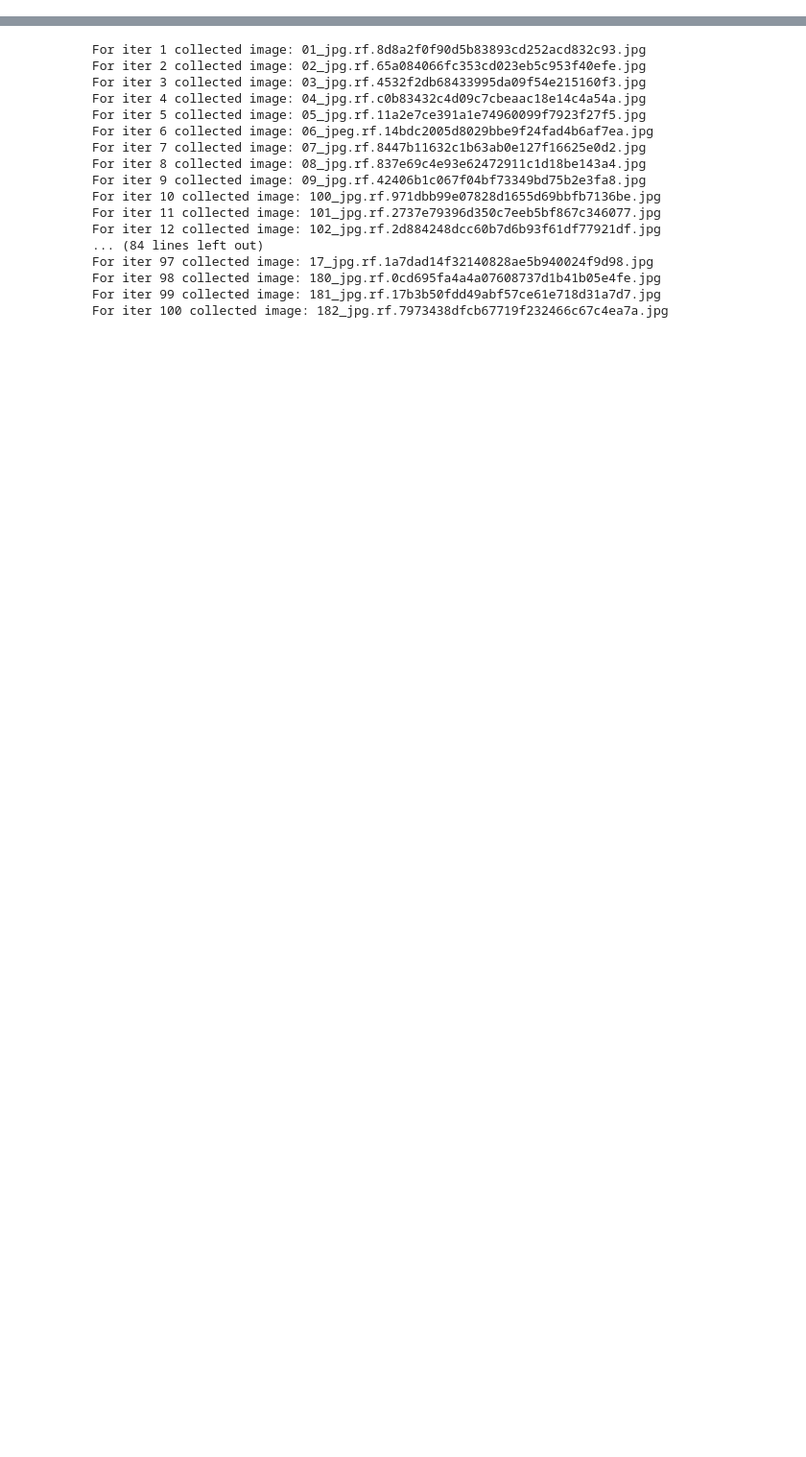
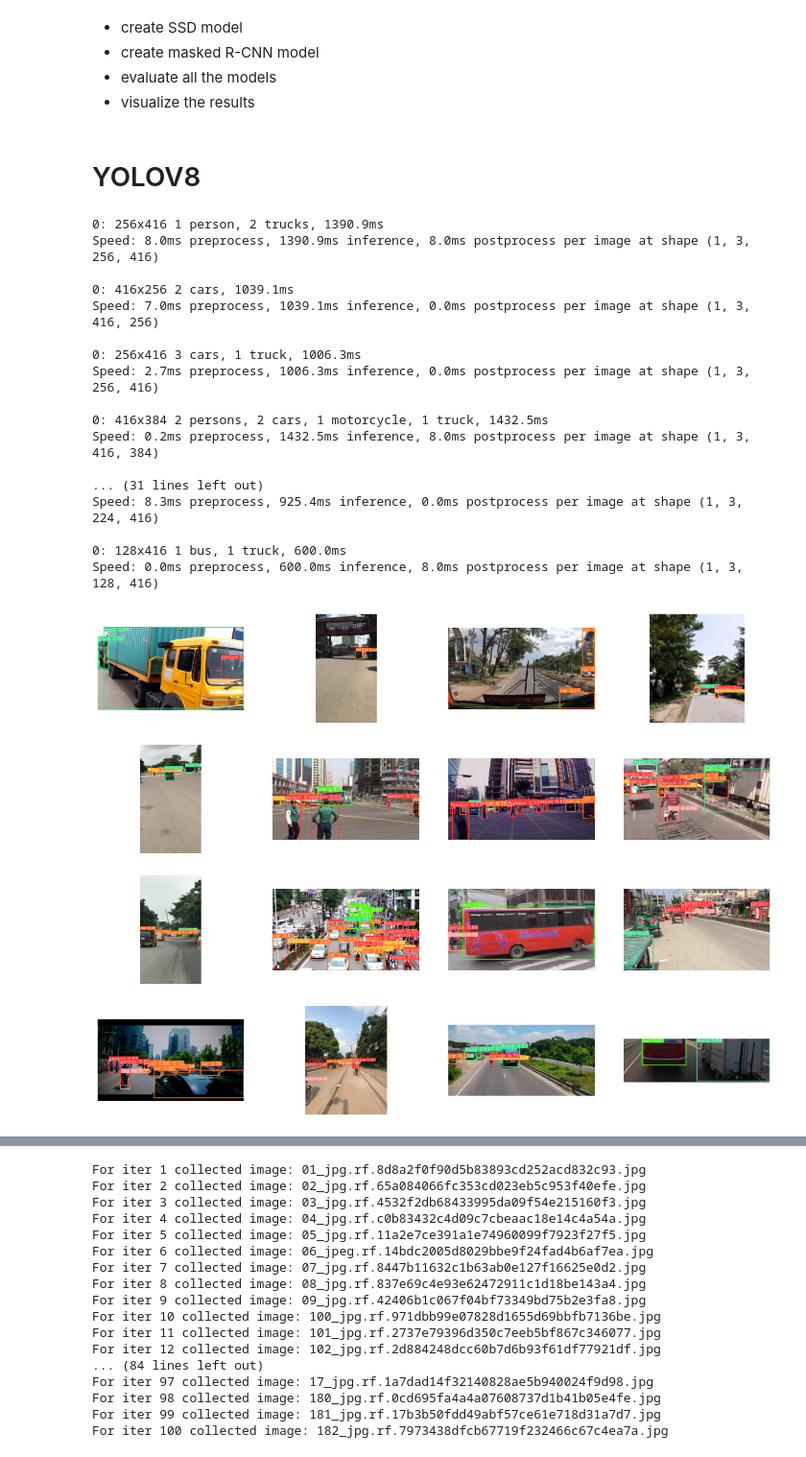
Before and after one commit to babaranjitsing/Real-time-Object-Detection-for-Smart-Traffic-Management, a Jupyter notebook: main.ipynb, the cells around one changed output, grey strips where cells are left out. Shown at 96% size. Saved outputs shown, nothing was run; the diff lists cells and outputs as text; code cells hidden in the pictures; blank space fills up the shorter version.

Commit message:
train models

```diff
--- a/main.ipynb
+++ b/main.ipynb
@@ -1,3 +3,8 @@
+# %% [markdown]
+- create SSD model
+- create masked R-CNN model
+- evaluate all the models
+- visualize the results
 # %%
 import torch
 import torchvision
@@ -39,6 +56,9 @@ objects = [
     'van',
     'wheelbarrow'
 ]
+
+train_images = 'trafic_data/train/images'
+train_labels = 'trafic_data/train/labels'
 # %%
 def load_data(data_dir, upto=np.inf):
 
@@ -109,3 +131,46 @@ def process_prepare(annotations):
     classes_array = np.array([ann['classes'] for ann in annotations])
 
     return boxes_array, classes_array
+# %% [markdown]
+# YOLOV8
+# %%
+random_images = random.sample(os.listdir(train_images), 16)
+
+model = YOLO("yolov8x.pt")
+
+fig, axs = plt.subplots(4, 4, figsize = (16, 12))
+
+for i, image_file in enumerate(random_images):
+    row, col = divmod(i, 4)
+
+    image_path = os.path.join(train_images, image_file)
+    image = cv2.imread(image_path)
+
+    result_predict = model.predict(image, imgsz=(416))
+
+    plot = result_predict[0].plot()
+    plot = cv2.cvtColor(plot, cv2.COLOR_BGR2RGB)
+
+    axs[row,col].imshow(plot)
+    axs[row,col].axis('off')
+
+plt.show()
+# %% [output]
+0: 256x416 1 person, 2 trucks, 1390.9ms
+Speed: 8.0ms preprocess, 1390.9ms inference, 8.0ms postprocess per image at shape (1, 3, 256, 416)
+
+0: 416x256 2 cars, 1039.1ms
+Speed: 7.0ms preprocess, 1039.1ms inference, 0.0ms postprocess per image at shape (1, 3, 416, 256)
+
+0: 256x416 3 cars, 1 truck, 1006.3ms
+Speed: 2.7ms preprocess, 1006.3ms inference, 0.0ms postprocess per image at shape (1, 3, 256, 416)
+
+0: 416x384 2 persons, 2 cars, 1 motorcycle, 1 truck, 1432.5ms
+Speed: 0.2ms preprocess, 1432.5ms inference, 8.0ms postprocess per image at shape (1, 3, 416, 384)
+
+... (31 lines left out)
+Speed: 8.3ms preprocess, 925.4ms inference, 0.0ms postprocess per image at shape (1, 3, 224, 416)
+
+0: 128x416 1 bus, 1 truck, 600.0ms
+Speed: 0.0ms preprocess, 600.0ms inference, 8.0ms postprocess per image at shape (1, 3, 128, 416)
+[figure, added]
```
Also changed, not shown: parts of 19 cells of this notebook, 4 other files.
